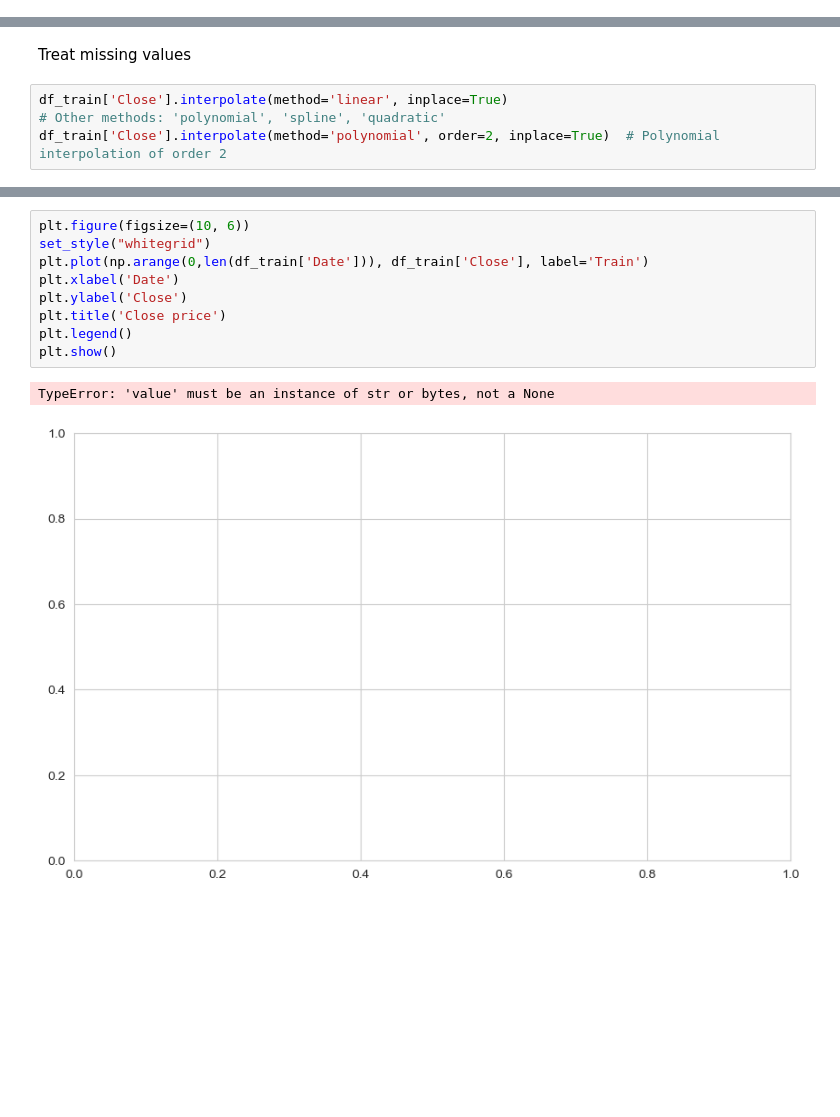
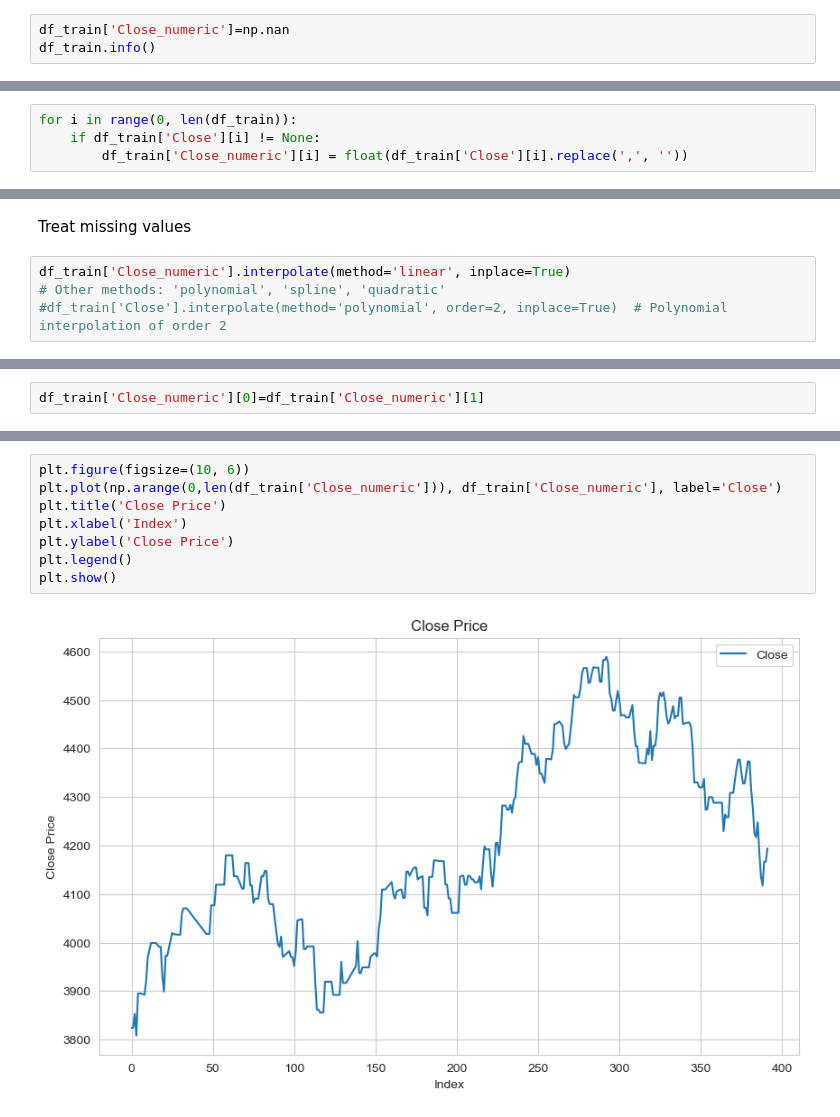
Before and after one commit to nasheydari/NSPP-News-Based-Stock-Price-Prediction, a Jupyter notebook: train.ipynb, the cells around one changed output, grey strips where cells are left out. Saved outputs shown, nothing was run; the diff lists cells and outputs as text; blank space fills up the shorter version.

```diff
--- a/train.ipynb
+++ b/train.ipynb
@@ -39,3 +54,6 @@ ds_val = data['validation']
 df_train = pd.DataFrame(ds_train)
 df_test = pd.DataFrame(ds_test)
 df_val = pd.DataFrame(ds_val)
+# %%
+df_train['Close_numeric']=np.nan
+df_train.info()
@@ -41,0 +76,4 @@ df_val = pd.DataFrame(ds_val)
+# %%
+for i in range(0, len(df_train)):
+    if df_train['Close'][i] != None:
+        df_train['Close_numeric'][i] = float(df_train['Close'][i].replace(',', ''))
@@ -42,6 +112,6 @@ df_val = pd.DataFrame(ds_val)
 # %% [markdown]
 Treat missing values
 # %%
-df_train['Close'].interpolate(method='linear', inplace=True)
+df_train['Close_numeric'].interpolate(method='linear', inplace=True)
 # Other methods: 'polynomial', 'spline', 'quadratic'
-df_train['Close'].interpolate(method='polynomial', order=2, inplace=True)  # Polynomial interpolation of order 2
+#df_train['Close'].interpolate(method='polynomial', order=2, inplace=True)  # Polynomial interpolation of order 2
@@ -47,0 +125,2 @@ df_train['Close'].interpolate(method='polynomial', order=2, inplace=True)  # Pol
+# %%
+df_train['Close_numeric'][0]=df_train['Close_numeric'][1]
@@ -48,12 +142,10 @@ df_train['Close'].interpolate(method='polynomial', order=2, inplace=True)  # Pol
 # %%
 plt.figure(figsize=(10, 6))
-set_style("whitegrid")
-plt.plot(np.arange(0,len(df_train['Date'])), df_train['Close'], label='Train')
-plt.xlabel('Date')
-plt.ylabel('Close')
-plt.title('Close price')
+plt.plot(np.arange(0,len(df_train['Close_numeric'])), df_train['Close_numeric'], label='Close')
+plt.title('Close Price')
+plt.xlabel('Index')
+plt.ylabel('Close Price')
 plt.legend()
 plt.show()
 # %% [output]
-TypeError: 'value' must be an instance of str or bytes, not a None
-[figure, old version]
+[figure, new version]
```
Also changed, not shown: parts of 9 cells of this notebook.
